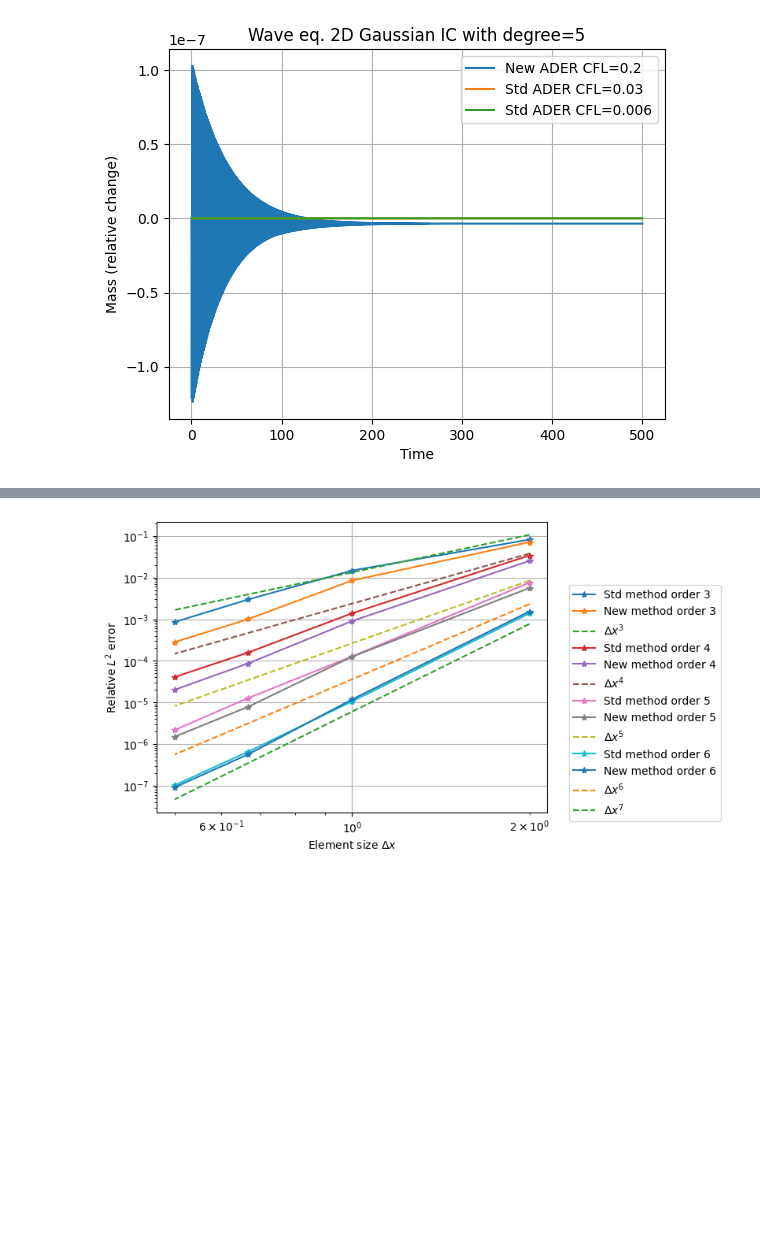
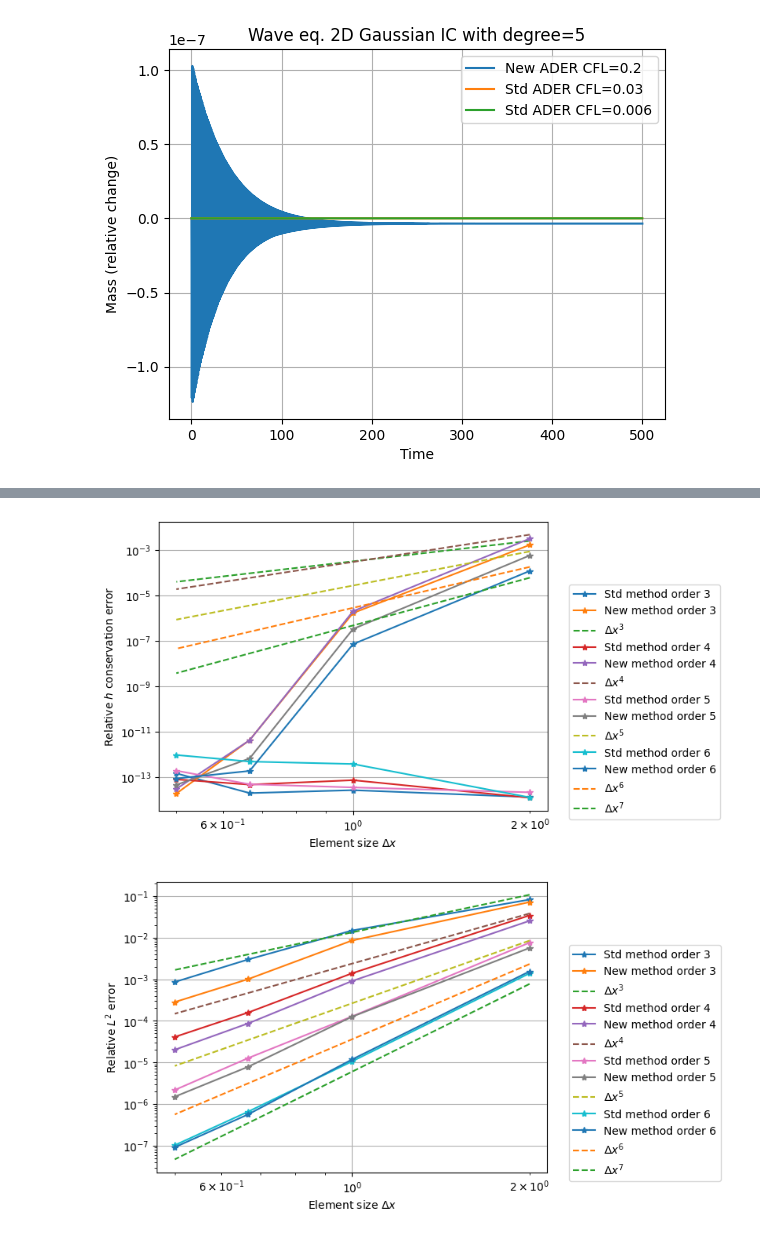
Before and after one commit to kieranricardo/ader-dg-transport, a Jupyter notebook: notebooks/wave-ader-gaussian-stability.ipynb, the cells around one changed output, grey strips where cells are left out. Cells and saved outputs as stored; diff of their text form; code cells hidden in the pictures; blank space fills up the shorter version.

```diff
--- a/notebooks/wave-ader-gaussian-stability.ipynb
+++ b/notebooks/wave-ader-gaussian-stability.ipynb
@@ -257,10 +356,12 @@ c = 1.0
 # %%
+%%time
 nxs = np.array([5, 10, 15, 20])
 
 orders = [3, 4, 5, 6]
 
 cfls = {3:0.707, 4:0.44, 5:0.34, 6:0.24219}
 new_errors = {o:[] for o in orders}
+new_mass_errors = {o:[] for o in orders}
 new_wall_times = {o:[] for o in orders}
 
 for o in orders:
@@ -287,6 +388,7 @@ for o in orders:
         t1 = time.time()
 
         new_errors[o].append(error_list[-1])
+        new_mass_errors[o].append((mass_list[-1] - mass_list[0]) / mass_list[0])
         new_wall_times[o].append(t1 - t0)
 
     new_errors[o] = np.array(new_errors[o])
@@ -298,6 +403,7 @@ orders = [3, 4, 5, 6]
 
 cfls = {3:0.084, 4:0.051, 5:0.03320, 6:0.01953}
 std_errors = {o:[] for o in orders}
+std_mass_errors = {o:[] for o in orders}
 std_wall_times = {o:[] for o in orders}
 
 for o in orders:
@@ -325,10 +431,28 @@ for o in orders:
         t1 = time.time()
 
         std_errors[o].append(error_list[-1])
+        std_mass_errors[o].append((mass_list[-1] - mass_list[0]) / mass_list[0])
         std_wall_times[o].append(t1 - t0)
 
     std_errors[o] = np.array(std_errors[o])
     std_wall_times[o] = np.array(std_wall_times[o])
+# %%
+for o in orders:
+    plt.loglog(xlim / nxs, abs(np.array(std_mass_errors[o])), '-*', label=f'Std method order {o}')
+    plt.loglog(xlim / nxs, abs(np.array(new_mass_errors[o])), '-*', label=f'New method order {o}')
+
+    plt.loglog(xlim / nxs, 1.5 * abs(new_mass_errors[o][0]) * (nxs[0] / nxs)**o, '--', label=f'$\\Delta x^{o}$')
+
+plt.loglog(xlim / nxs, 0.5 * abs(new_mass_errors[orders[-1]][0]) * (nxs[0] / nxs)**(orders[-1]+1), '--', label=f'$\\Delta x^{orders[-1]+1}$')
+# plt.legend()
+plt.ylabel('Relative $h$ conservation error')
+plt.xlabel('Element size $\Delta x$')
+plt.legend(loc='upper center', bbox_to_anchor=(1.25, 0.8),
+          fancybox=True, shadow=False, ncol=1)
+plt.grid()
+plt.savefig('wave-equation-2D-mass_convergence.png', bbox_inches='tight')
+# %% [output]
+[figure, added]
 # %%
 for o in orders:
     plt.loglog(xlim / nxs, std_errors[o], '-*', label=f'Std method order {o}')
```
Also changed, not shown: parts of 11 cells of this notebook, 4 other files.
